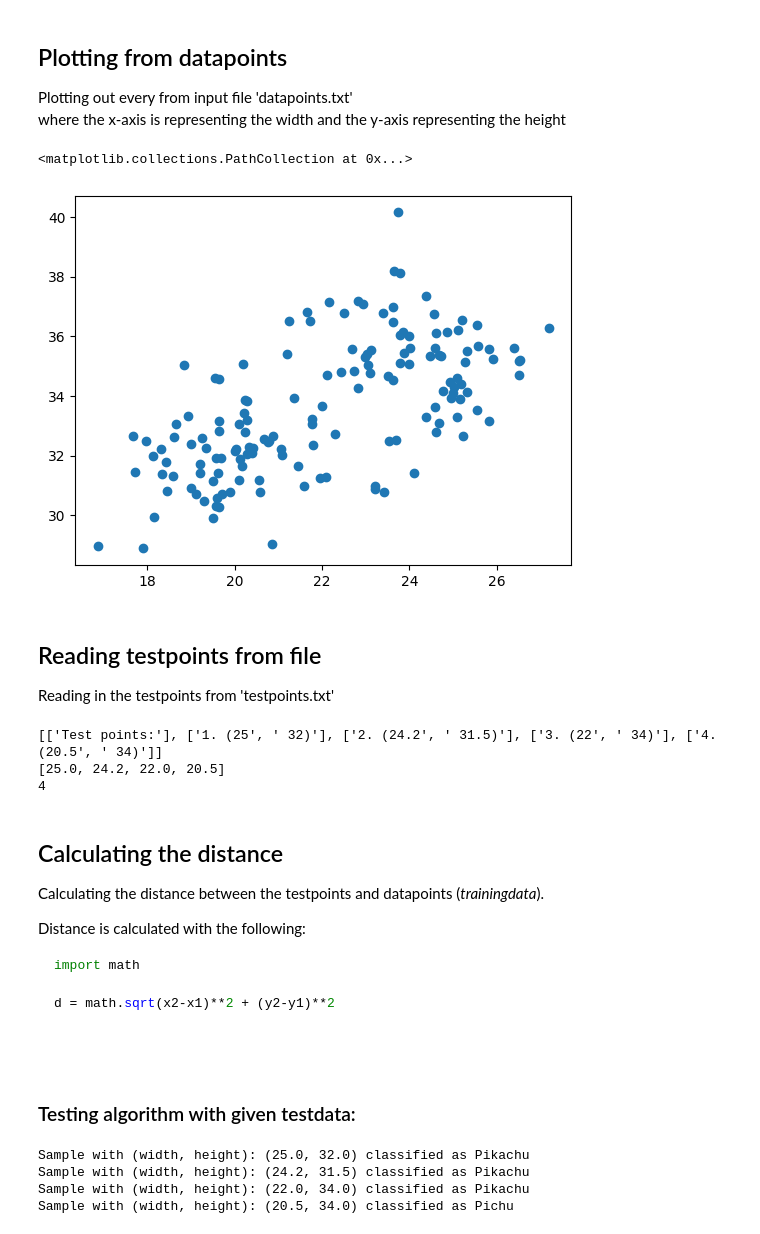
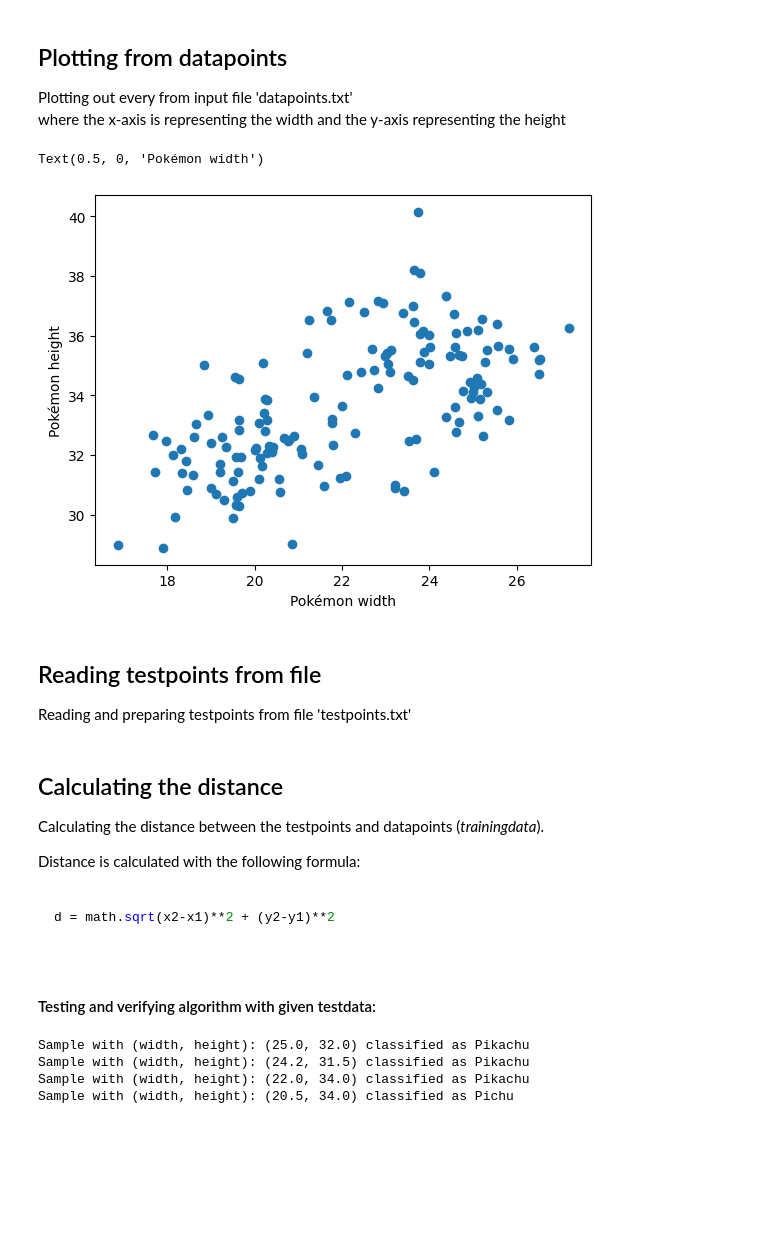
Before and after one commit to Crudeerz/Python-Rasmus-Berghall, a Jupyter notebook: Laborations/Lab2/Lab2.ipynb, the cells around one changed output. Cells and saved outputs as stored; diff of their text form; code cells hidden in the pictures; blank space fills up the shorter version.

````diff
--- a/Laborations/Lab2/Lab2.ipynb
+++ b/Laborations/Lab2/Lab2.ipynb
@@ -38,17 +36,19 @@ where the x-axis is representing the width and the y-axis representing the heigh
 # %%
 # Importera nödvändiga bibliotek
 import matplotlib.pyplot as plt
 
 # Plot all points from datapoints
 # The x-axis representing the width and y-axis representing the height
 plt.scatter(datapoints_width, datapoints_height)
+plt.ylabel('Pokémon height')
+plt.xlabel('Pokémon width')
 # %% [output]
-<matplotlib.collections.PathCollection at 0x...>
+Text(0.5, 0, 'Pokémon width')
-[figure, old version]
+[figure, new version]
 # %% [markdown]
 ## Reading testpoints from file
 
-Reading in the testpoints from 'testpoints.txt'
+Reading and preparing testpoints from file 'testpoints.txt'
 # %%
 #Set filepath
 testpoints_txt = 'D:\ITHS\Github\Python-Rasmus-Berghall\Laborations\Lab2\Data\\testpoints.txt'
@@ -58,43 +58,28 @@ with open(testpoints_txt) as f_testpoints:
     testpoints_reader = csv.reader(f_testpoints)
     testpoints = [row for row in testpoints_reader]
 
-# Printing orignial list for visualization
-print(testpoints)
 
-# Removing first item from the list
+# Removing first item from the list (labels)
 testpoints = testpoints[1:]
 
+
 # Splitting values for width and height to seperate lists
-
 testpoint_width = [float(point[0][4:].strip()) for point in testpoints]
 testpoint_height = [float(point[1][:-1].strip()) for point in testpoints]
-
-
-
-#testpoints = [[f"{point}, {point1}" for point in testpoint_width] for point1 in testpoint_height]
-
-print(testpoint_width)
-print(len(testpoint_height))
-# %% [output]
-[['Test points:'], ['1. (25', ' 32)'], ['2. (24.2', ' 31.5)'], ['3. (22', ' 34)'], ['4. (20.5', ' 34)']]
-[25.0, 24.2, 22.0, 20.5]
-4
 # %% [markdown]
 ## Calculating the distance
 
 Calculating the distance between the testpoints and datapoints (*trainingdata*).
 
-Distance is calculated with the following:
+Distance is calculated with the following formula:
 
 ```python
-import math
 
 d = math.sqrt(x2-x1)**2 + (y2-y1)**2
 
-
 ```
 # %% [markdown]
-### Testing algorithm with given testdata:
+#### Testing and verifying algorithm with given testdata:
 # %%
 import math
 
````
Also changed, not shown: parts of 7 cells of this notebook.
